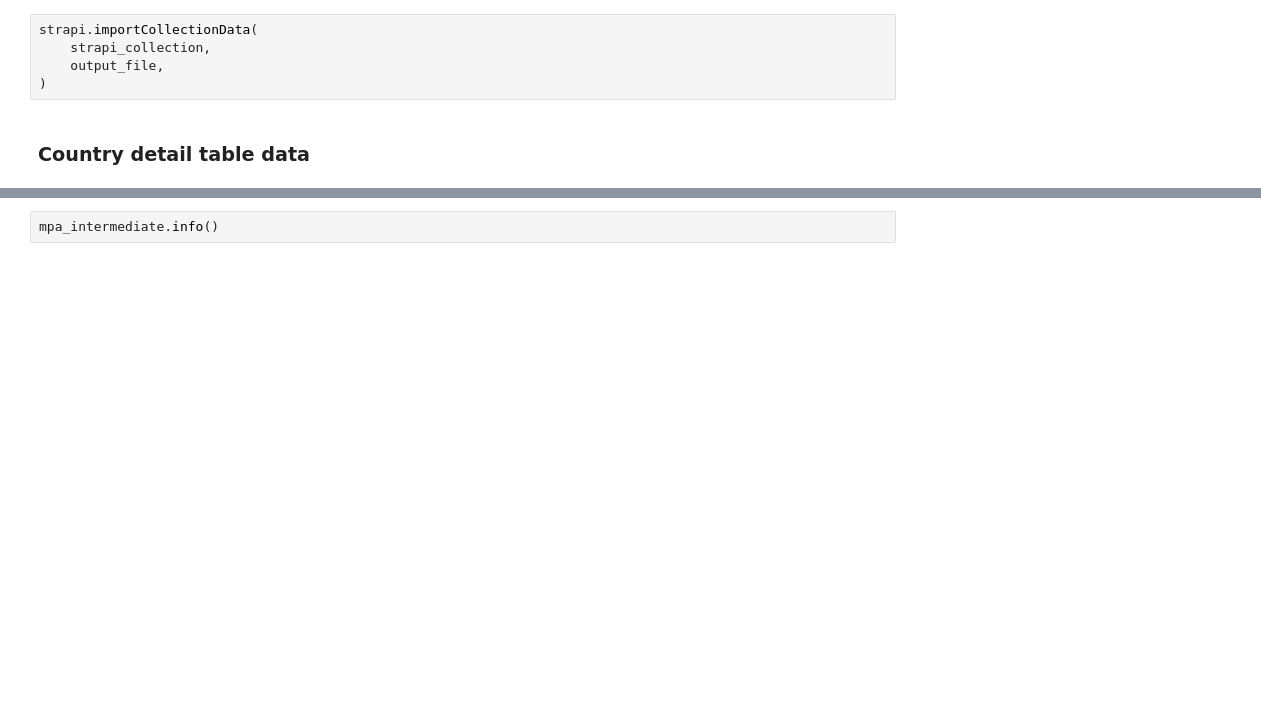
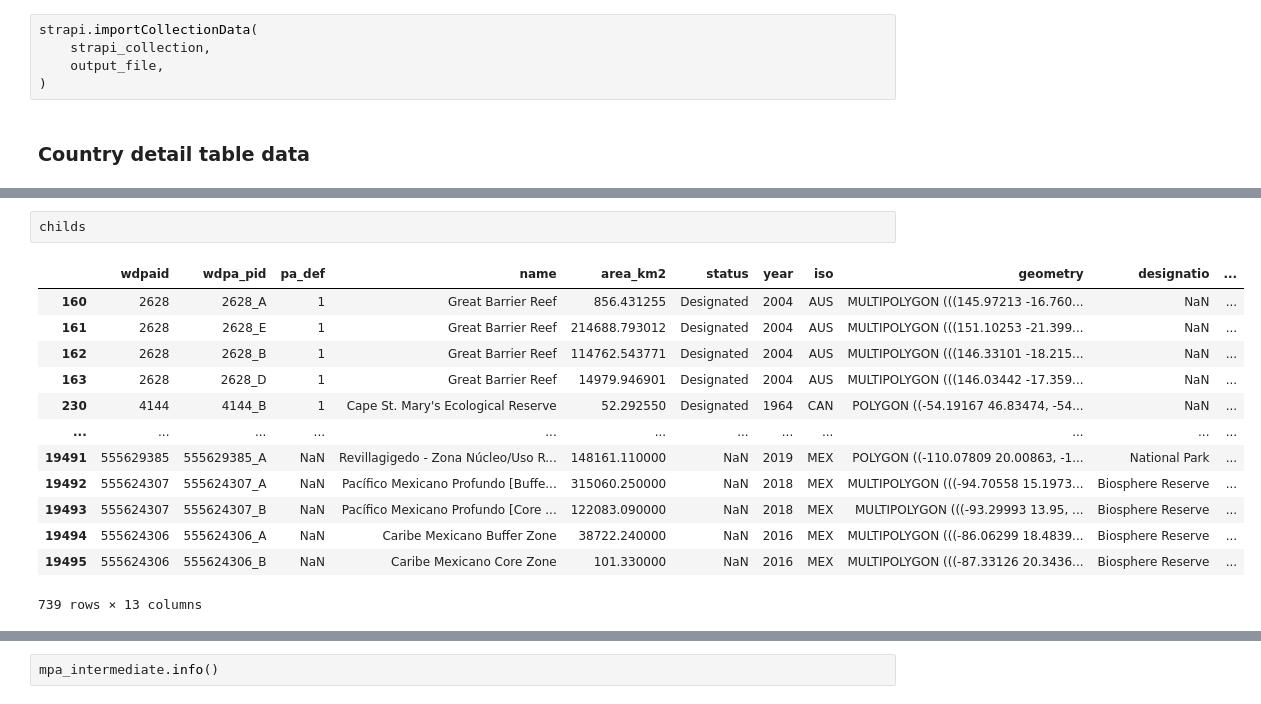
Before and after one commit to Vizzuality/skytruth-30x30, a Jupyter notebook: data/notebooks/pipes_mock/precalc.ipynb, the cells around one changed output, grey strips where cells are left out. Saved outputs shown, nothing was run; the diff lists cells and outputs as text; blank space fills up the shorter version.

```diff
--- a/data/notebooks/pipes_mock/precalc.ipynb
+++ b/data/notebooks/pipes_mock/precalc.ipynb
@@ -489,0 +598,16 @@ mpa_intermediate = gpd.read_file(pipe_dir.get_step_fmt_file_path(prev_step, "shp
+# %%
+childs
+# %% [output]
+|  | wdpaid | wdpa_pid | pa_def | name | area_km2 | status | year | iso | geometry | designatio | ... |
+| 160 | 2628 | 2628_A | 1 | Great Barrier Reef | 856.431255 | Designated | 2004 | AUS | MULTIPOLYGON (((145.97213 -16.760... | NaN | ... |
+| 161 | 2628 | 2628_E | 1 | Great Barrier Reef | 214688.793012 | Designated | 2004 | AUS | MULTIPOLYGON (((151.10253 -21.399... | NaN | ... |
+| 162 | 2628 | 2628_B | 1 | Great Barrier Reef | 114762.543771 | Designated | 2004 | AUS | MULTIPOLYGON (((146.33101 -18.215... | NaN | ... |
+| 163 | 2628 | 2628_D | 1 | Great Barrier Reef | 14979.946901 | Designated | 2004 | AUS | MULTIPOLYGON (((146.03442 -17.359... | NaN | ... |
+| 230 | 4144 | 4144_B | 1 | Cape St. Mary's Ecological Reserve | 52.292550 | Designated | 1964 | CAN | POLYGON ((-54.19167 46.83474, -54... | NaN | ... |
+| ... | ... | ... | ... | ... | ... | ... | ... | ... | ... | ... | ... |
+| 19491 | 555629385 | 555629385_A | NaN | Revillagigedo - Zona Núcleo/Uso R... | 148161.110000 | NaN | 2019 | MEX | POLYGON ((-110.07809 20.00863, -1... | National Park | ... |
+| 19492 | 555624307 | 555624307_A | NaN | Pacífico Mexicano Profundo [Buffe... | 315060.250000 | NaN | 2018 | MEX | MULTIPOLYGON (((-94.70558 15.1973... | Biosphere Reserve | ... |
+| 19493 | 555624307 | 555624307_B | NaN | Pacífico Mexicano Profundo [Core ... | 122083.090000 | NaN | 2018 | MEX | MULTIPOLYGON (((-93.29993 13.95, ... | Biosphere Reserve | ... |
+| 19494 | 555624306 | 555624306_A | NaN | Caribe Mexicano Buffer Zone | 38722.240000 | NaN | 2016 | MEX | MULTIPOLYGON (((-86.06299 18.4839... | Biosphere Reserve | ... |
+| 19495 | 555624306 | 555624306_B | NaN | Caribe Mexicano Core Zone | 101.330000 | NaN | 2016 | MEX | MULTIPOLYGON (((-87.33126 20.3436... | Biosphere Reserve | ... |
+739 rows × 13 columns
```
Also changed, not shown: parts of 13 cells of this notebook, 1 other file.
